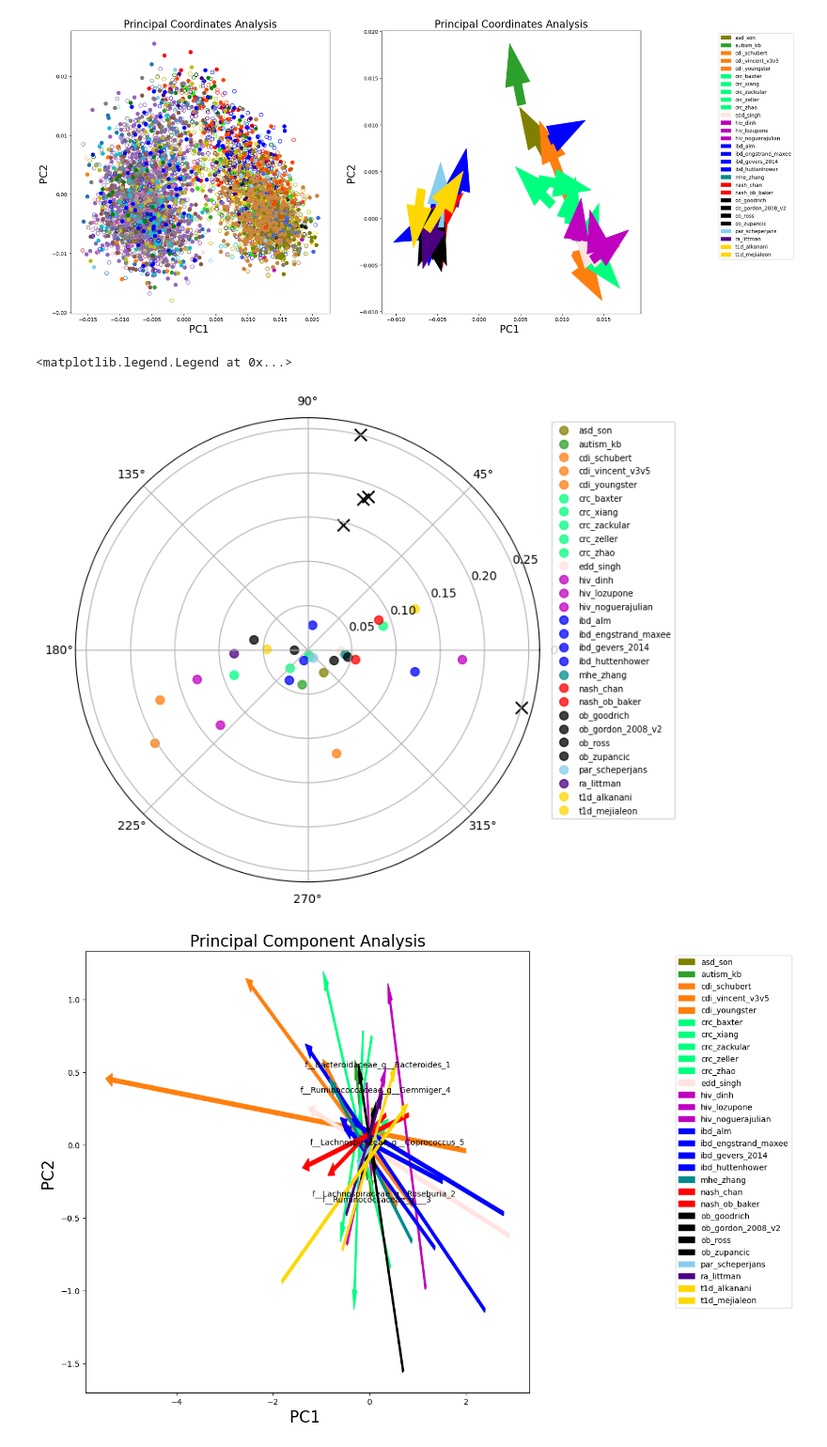
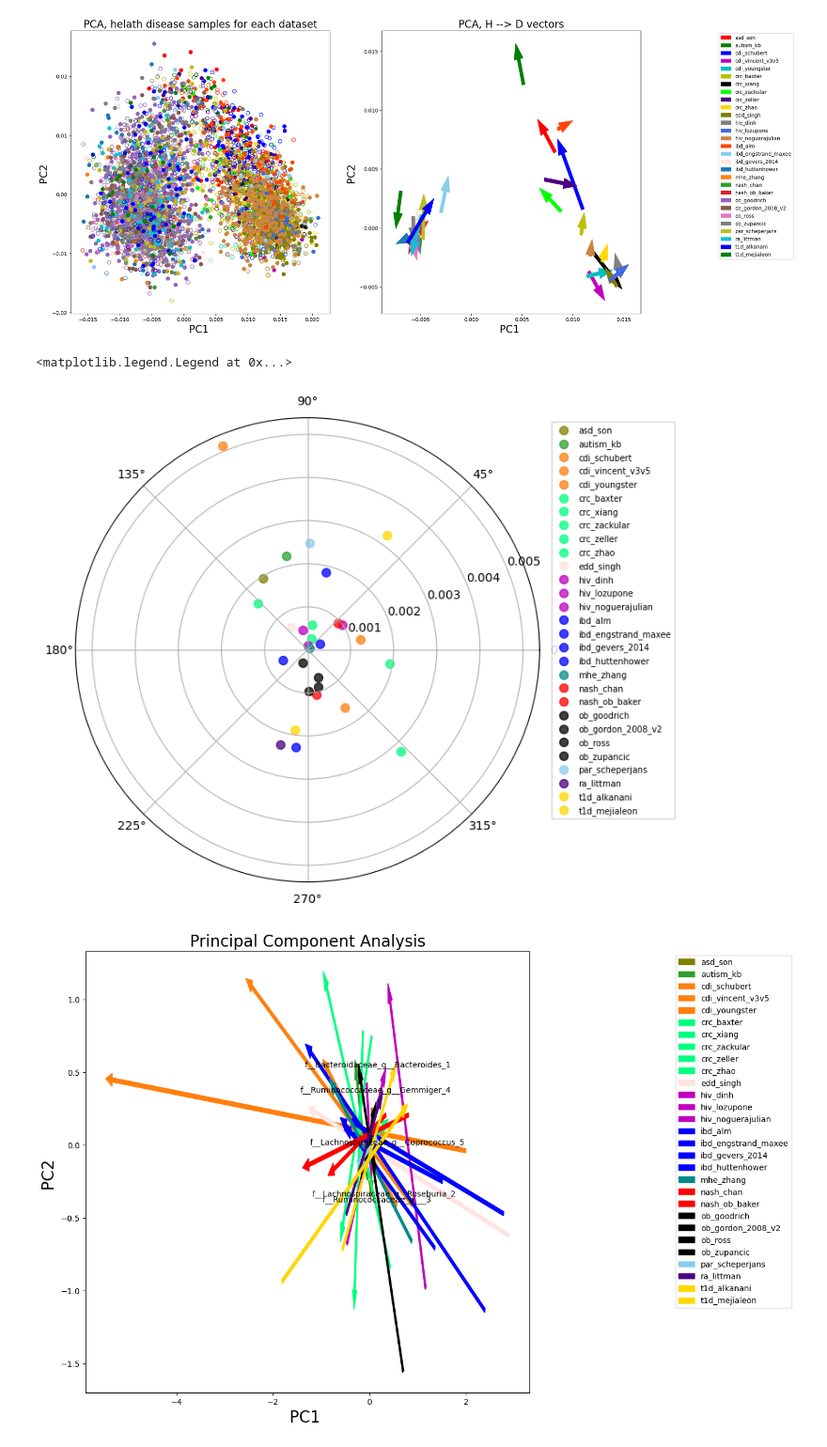
Before and after one commit to talnof1/microbiome_dysbiosis, a Jupyter notebook: american_gut/batch_effect_correction.ipynb, the cells around one changed output. Shown at 94% size. Saved outputs shown, nothing was run; the diff lists cells and outputs as text; code cells hidden in the pictures.

```diff
--- a/american_gut/batch_effect_correction.ipynb
+++ b/american_gut/batch_effect_correction.ipynb
@@ -43,24 +15,0 @@ ModuleNotFoundError: No module named 'open3d'
-# %%
-import numpy as np
-
-def generate_unit_cube_mesh(n_points_per_dim):
-    # Generate evenly spaced points along each dimension
-    points = np.linspace(-1, 1, n_points_per_dim)
-
-    # Create a mesh grid of points
-    mesh_points = np.array(np.meshgrid(*[points, points, points])).T.reshape(-1, 3)
-
-    return mesh_points
-
-# Define the number of points per dimension
-n_points_per_dim = 50
-
-# Generate the unit cube mesh
-unit_cube_mesh = generate_unit_cube_mesh(n_points_per_dim)
-
-# Print the generated mesh points
-print(unit_cube_mesh)
-
-ax = plt.axes(projection='3d')
-
-ax.scatter3D(unit_cube_mesh[:,0], unit_cube_mesh[:,1], unit_cube_mesh[:,2], c=unit_cube_mesh[:,2], cmap='Greens');
@@ -178,12 +120,12 @@ explained variance:  [3.25695307 2.2005747 ]
 # %%
-def plot_pca(components, data,ax=None, loadings=None, tops=None, arrow=True, pca=True, show=all_names, w=0.03):
+def plot_pca(components, data,ax=None, loadings=None, tops=None, arrow=True, pca=True, show=all_names, w=0.03, title='Principal Component Analysis'):
     polar_data = dict()
     ax.set_xlabel('PC1 ', fontsize=20)
     ax.set_ylabel('PC2 ', fontsize=20)
     if pca:
-        ax.set_title("Principal Component Analysis",fontsize=20)
+        ax.set_title(title,fontsize=20)
     else:
-        ax.set_title("Principal Coordinates Analysis",fontsize=20)
+        ax.set_title(title,fontsize=20)
     arrows, var_x, var_y, angles, sizes = dict(), [], [], [], []
     for target, color in zip(all_names,colors):
         arrows[target] = list()
@@ -208,8 +150,8 @@ def plot_pca(components, data,ax=None, loadings=None, tops=None, arrow=True, pca
 
     for (name, (x1,y1,x2,y2)), color in zip(arrows.items(), colors):
         if arrow:
-            ax.arrow(x1, y1, x2-x1,y2-y1, color=color_disease[data_map[name]], width = w)
-            # plt.arrow(x1, y1, x2-x1,y2-y1, color=color, width = 0.005)
+            # ax.arrow(x1, y1, x2-x1,y2-y1, color=color_disease[data_map[name]], width = w)
+            plt.arrow(x1, y1, x2-x1,y2-y1, color=color, width = w)
         angles.append(math.atan2(y2-y1, x2-x1))
         sizes.append(math.sqrt((x2-x1)**2+(y2-y1)**2))
     if arrow:
@@ -282,21 +228,21 @@ polar_data_ra = plot_pca(components_r, all_genus ,loadings_r, tops_r, w=0.01)
 # %%
 fig, (ax1, ax2) = plt.subplots(1, 2, figsize = (20,10))
-polar_data_ra = plot_pca(components_r, all_genus, ax=ax1 ,pca=False,loadings=None, tops=tops_r, w=0.1, arrow=False)
-polar_data_ra = plot_pca(components_r, all_genus, ax=ax2 ,pca=False,loadings=None, tops=tops_r, w=0.001)
+polar_data_ra = plot_pca(components_r, all_genus, ax=ax1 ,pca=False,loadings=None, tops=tops_r, w=0.1, arrow=False, title='PCA, helath disease samples for each dataset')
+polar_data_ra = plot_pca(components_r, all_genus, ax=ax2 ,pca=False,loadings=None, tops=tops_r, w=0.0003, title='PCA, H --> D vectors')
 # %% [output]
-[figure, old version]
+[figure, new version]
 # %%
 fig = plt.figure(figsize=(7,7))
 ax = fig.add_subplot(projection='polar')
 angles, sizes = polar_data_ra
 for angle,name,size in zip(angles,all_names,sizes):
     ax.scatter(angle, size, c=color_disease[data_map[name]], alpha=0.75, s=50)
-for (i, arrow), index in zip(enumerate(loadings[-5:]),tops):
-    ax.scatter(math.atan2(arrow[1], arrow[0]),min(math.sqrt((arrow[0])**2+(arrow[1])**2),0.25),  c='black', alpha=1, marker='x', s=100)
+# for (i, arrow), index in zip(enumerate(loadings[-5:]),tops):
+#     ax.scatter(math.atan2(arrow[1], arrow[0]),min(math.sqrt((arrow[0])**2+(arrow[1])**2),0.25),  c='black', alpha=1, marker='x', s=100)
 plt.legend(all_names,prop={'size': 7}, bbox_to_anchor=(1.3, 1))
 # %% [output]
 <matplotlib.legend.Legend at 0x...>
-[figure, old version]
+[figure, new version]
 # %%
 polar_data_combat = plot_pca(components_log, all_genus ,loadings_log, tops_log)
 # %% [output]
```
Also changed, not shown: parts of 8 cells of this notebook.
